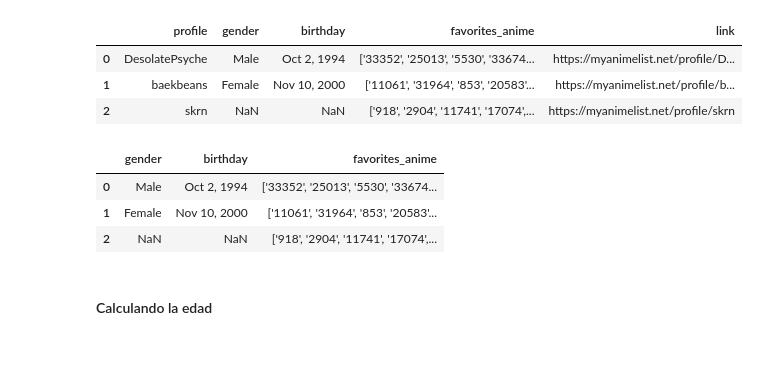
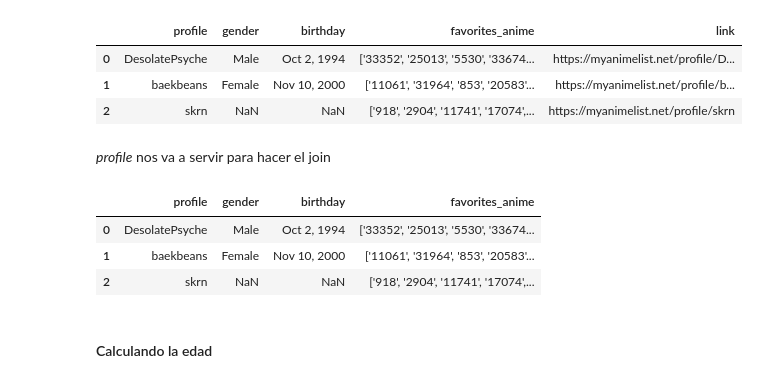
Before and after one commit to jruiz971/Neural-Networks-2, a Jupyter notebook: Recommendation-System/Recomendation_system.ipynb, the cells around one changed output. Cells and saved outputs as stored; diff of their text form; code cells hidden in the pictures; blank space fills up the shorter version.

```diff
--- a/Recommendation-System/Recomendation_system.ipynb
+++ b/Recommendation-System/Recomendation_system.ipynb
@@ -291,15 +293,17 @@ users.head(3)
 | 0 | DesolatePsyche | Male | Oct 2, 1994 | ['33352', '25013', '5530', '33674... | https://myanimelist.net/profile/D... |
 | 1 | baekbeans | Female | Nov 10, 2000 | ['11061', '31964', '853', '20583'... | https://myanimelist.net/profile/b... |
 | 2 | skrn | NaN | NaN | ['918', '2904', '11741', '17074',... | https://myanimelist.net/profile/skrn |
+# %% [markdown]
+*profile* nos va a servir para hacer el join
 # %%
-to_delete_users=['profile', 'link']
+to_delete_users=['link']
 users = users.drop(to_delete_users, axis=1)
 users.head(3)
 # %% [output]
-|  | gender | birthday | favorites_anime |
-| 0 | Male | Oct 2, 1994 | ['33352', '25013', '5530', '33674... |
-| 1 | Female | Nov 10, 2000 | ['11061', '31964', '853', '20583'... |
-| 2 | NaN | NaN | ['918', '2904', '11741', '17074',... |
+|  | profile | gender | birthday | favorites_anime |
+| 0 | DesolatePsyche | Male | Oct 2, 1994 | ['33352', '25013', '5530', '33674... |
+| 1 | baekbeans | Female | Nov 10, 2000 | ['11061', '31964', '853', '20583'... |
+| 2 | skrn | NaN | NaN | ['918', '2904', '11741', '17074',... |
 # %% [markdown]
 #### Calculando la edad
 # %% [markdown]
```
Also changed, not shown: parts of 23 cells of this notebook.
